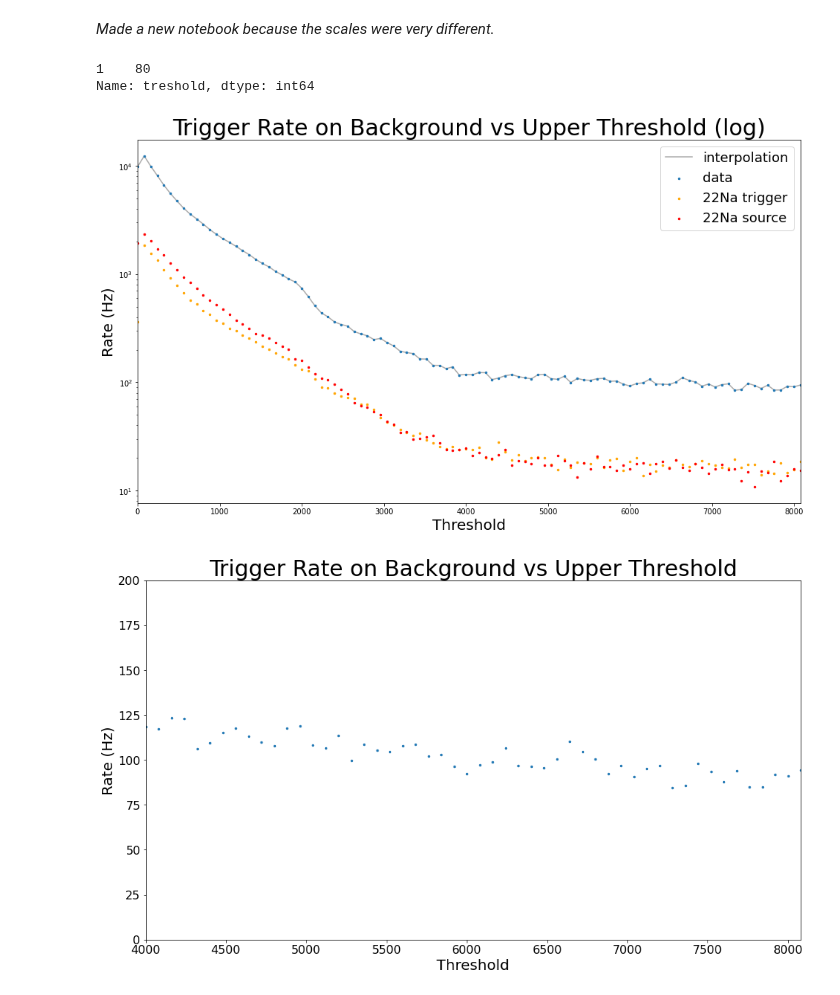
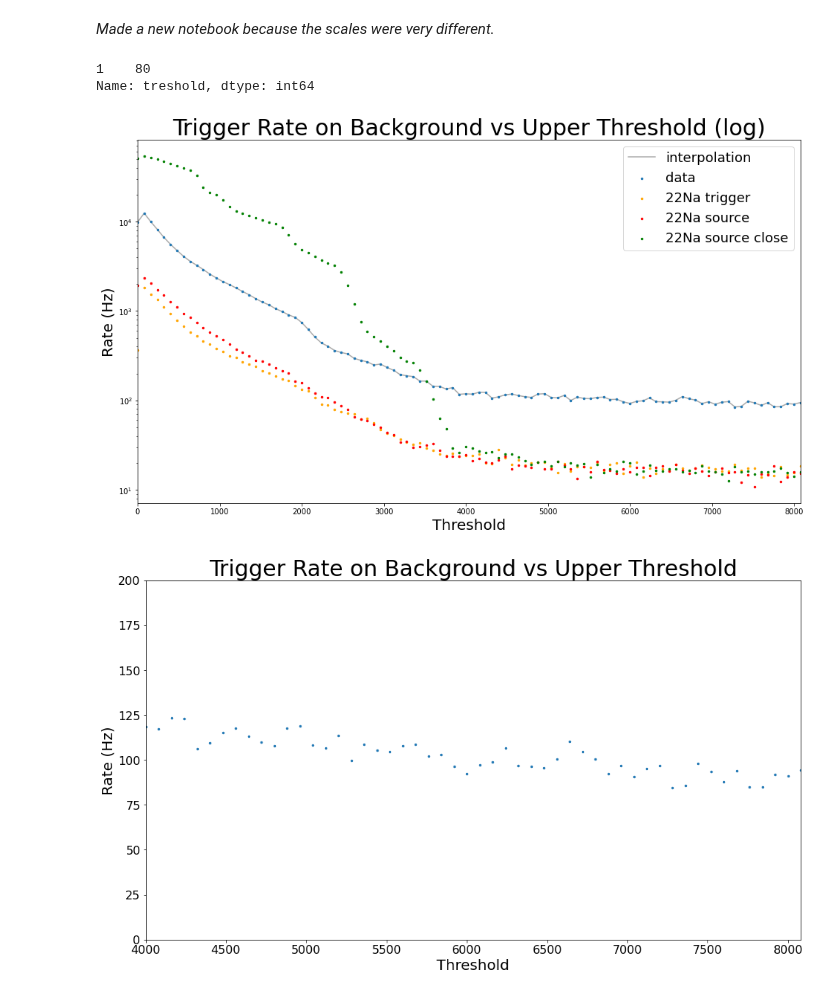
Before and after one commit to villano-lab/NaI_Array_Firmware, a Jupyter notebook: test_firmwares/UniversalTrigger0/FullScan_PlotRates.ipynb, the cells around one changed output. Cells and saved outputs as stored; diff of their text form; code cells hidden in the pictures.

Commit message:
[ANV] updated for 22Na source close

```diff
--- a/test_firmwares/UniversalTrigger0/FullScan_PlotRates.ipynb
+++ b/test_firmwares/UniversalTrigger0/FullScan_PlotRates.ipynb
@@ -10,37 +10,40 @@ from scipy.stats import norm
 data = pd.read_csv("data/NaIscanrate_20220421_out.csv") #Change to match local file name/location
 data2 = pd.read_csv("data/NaIscanrate_20220421_1200_out.csv") #Change to match local file name/location
 data3 = pd.read_csv("data/NaIscanrate_20220421_1400_out.csv") #Change to match local file name/location
+data4 = pd.read_csv("data/NaIscanrate_20220421_1500_out.csv") #Change to match local file name/location
 # %%
 plt.figure(figsize=(16,9))
 
 xdata = data.iloc[:,0]
 ydata = data.iloc[:,1]
 ydata2 = data2.iloc[:,1]
 ydata3 = data3.iloc[:,1]
+ydata4 = data4.iloc[:,1]
 
 plt.scatter(xdata,ydata,s=6,label="data")
 plt.plot(xdata,ydata,label="interpolation",zorder=0,color="#AAAAAA")
 plt.scatter(xdata,ydata2,s=6,label="22Na trigger",color="orange")
 plt.scatter(xdata,ydata3,s=6,label="22Na source",color="red")
+plt.scatter(xdata,ydata4,s=6,label="22Na source close",color="green")
 #plt.axvline(8192,color="green",label="8192")
 
 plt.xlabel("Threshold",size=20)
 plt.ylabel("Rate (Hz)",size=20)
 plt.title("Trigger Rate on Background vs Upper Threshold (log)",size=30)
 plt.rc('xtick', labelsize=16) #fontsize of the x tick labels
 plt.rc('ytick', labelsize=16) #fontsize of the y tick labels
 plt.xlim(xdata.min(),xdata.max())
 #plt.ylim(0)
 plt.semilogy()
 
 print(data.iloc[:,0][ydata == ydata.max()])
 
 plt.legend(fontsize=18)
 plt.show()
 # %% [output]
 1    80
 Name: treshold, dtype: int64
-[figure, old version]
+[figure, new version]
 # %%
 plt.figure(figsize=(16,9))
 
```
Also changed, not shown: 1 other file.
